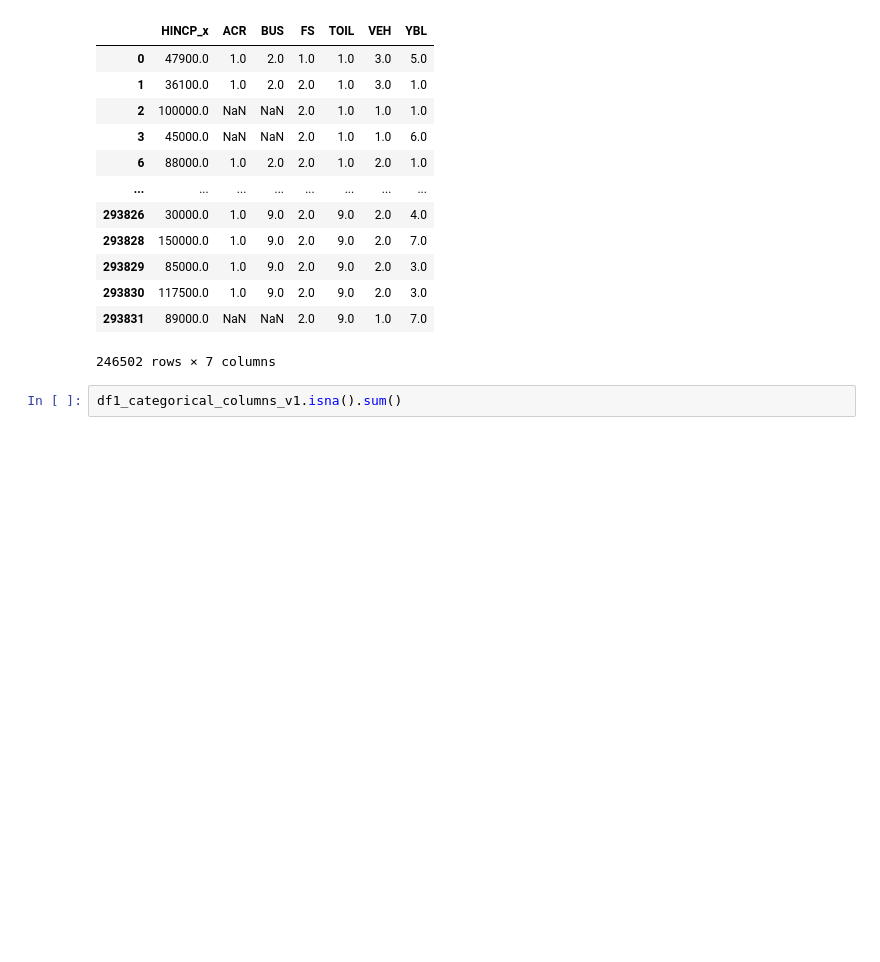
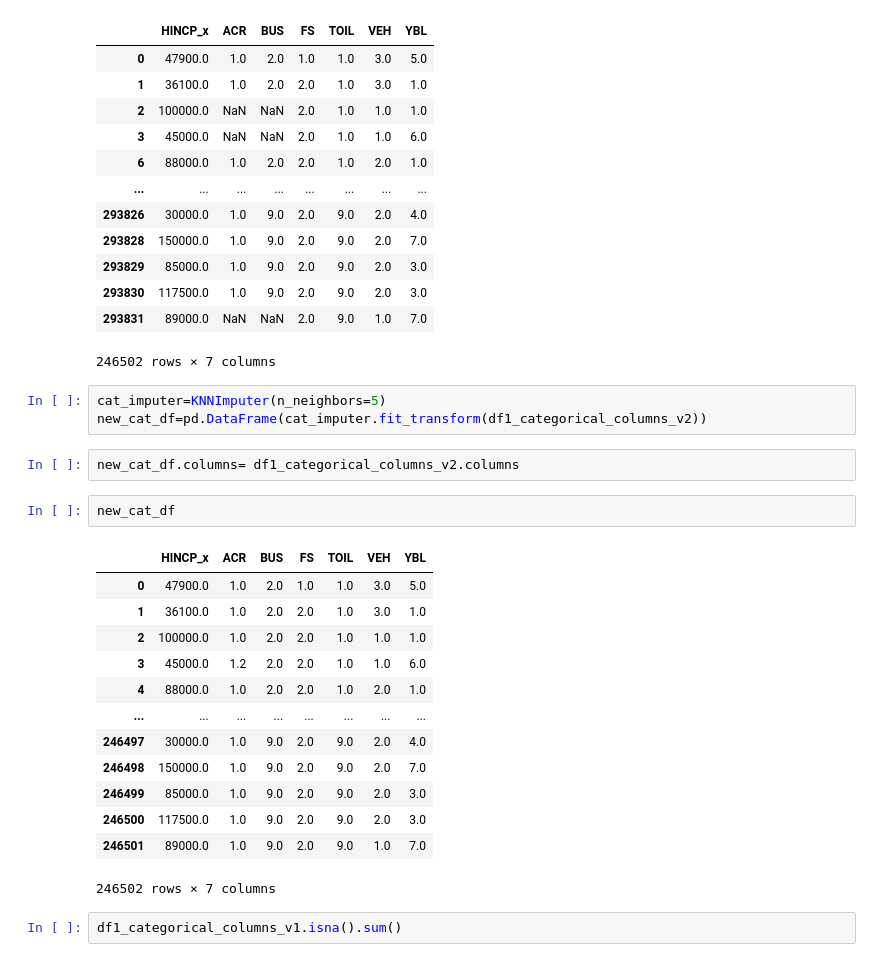
Before and after one commit to JohnhoyStephens/Capstone, a Jupyter notebook: Notebooks/Explortatory/Data_cleaning_processing.ipynb, the cells around one changed output. Saved outputs shown, nothing was run; the diff lists cells and outputs as text; blank space fills up the shorter version.

```diff
--- a/Notebooks/Explortatory/Data_cleaning_processing.ipynb
+++ b/Notebooks/Explortatory/Data_cleaning_processing.ipynb
@@ -715,6 +703,27 @@ df1_categorical_columns_v2
 | 293830 | 117500.0 | 1.0 | 9.0 | 2.0 | 9.0 | 2.0 | 3.0 |
 | 293831 | 89000.0 | NaN | NaN | 2.0 | 9.0 | 1.0 | 7.0 |
 246502 rows × 7 columns
+# %%
+cat_imputer=KNNImputer(n_neighbors=5)
+new_cat_df=pd.DataFrame(cat_imputer.fit_transform(df1_categorical_columns_v2))
+# %%
+new_cat_df.columns= df1_categorical_columns_v2.columns
+# %%
+new_cat_df
+# %% [output]
+|  | HINCP_x | ACR | BUS | FS | TOIL | VEH | YBL |
+| 0 | 47900.0 | 1.0 | 2.0 | 1.0 | 1.0 | 3.0 | 5.0 |
+| 1 | 36100.0 | 1.0 | 2.0 | 2.0 | 1.0 | 3.0 | 1.0 |
+| 2 | 100000.0 | 1.0 | 2.0 | 2.0 | 1.0 | 1.0 | 1.0 |
+| 3 | 45000.0 | 1.2 | 2.0 | 2.0 | 1.0 | 1.0 | 6.0 |
+| 4 | 88000.0 | 1.0 | 2.0 | 2.0 | 1.0 | 2.0 | 1.0 |
+| ... | ... | ... | ... | ... | ... | ... | ... |
+| 246497 | 30000.0 | 1.0 | 9.0 | 2.0 | 9.0 | 2.0 | 4.0 |
+| 246498 | 150000.0 | 1.0 | 9.0 | 2.0 | 9.0 | 2.0 | 7.0 |
+| 246499 | 85000.0 | 1.0 | 9.0 | 2.0 | 9.0 | 2.0 | 3.0 |
+| 246500 | 117500.0 | 1.0 | 9.0 | 2.0 | 9.0 | 2.0 | 3.0 |
+| 246501 | 89000.0 | 1.0 | 9.0 | 2.0 | 9.0 | 1.0 | 7.0 |
+246502 rows × 7 columns
 # %%
 df1_categorical_columns_v1.isna().sum()
 # %% [output]
```
Also changed, not shown: parts of 19 cells of this notebook, 2 other files.
